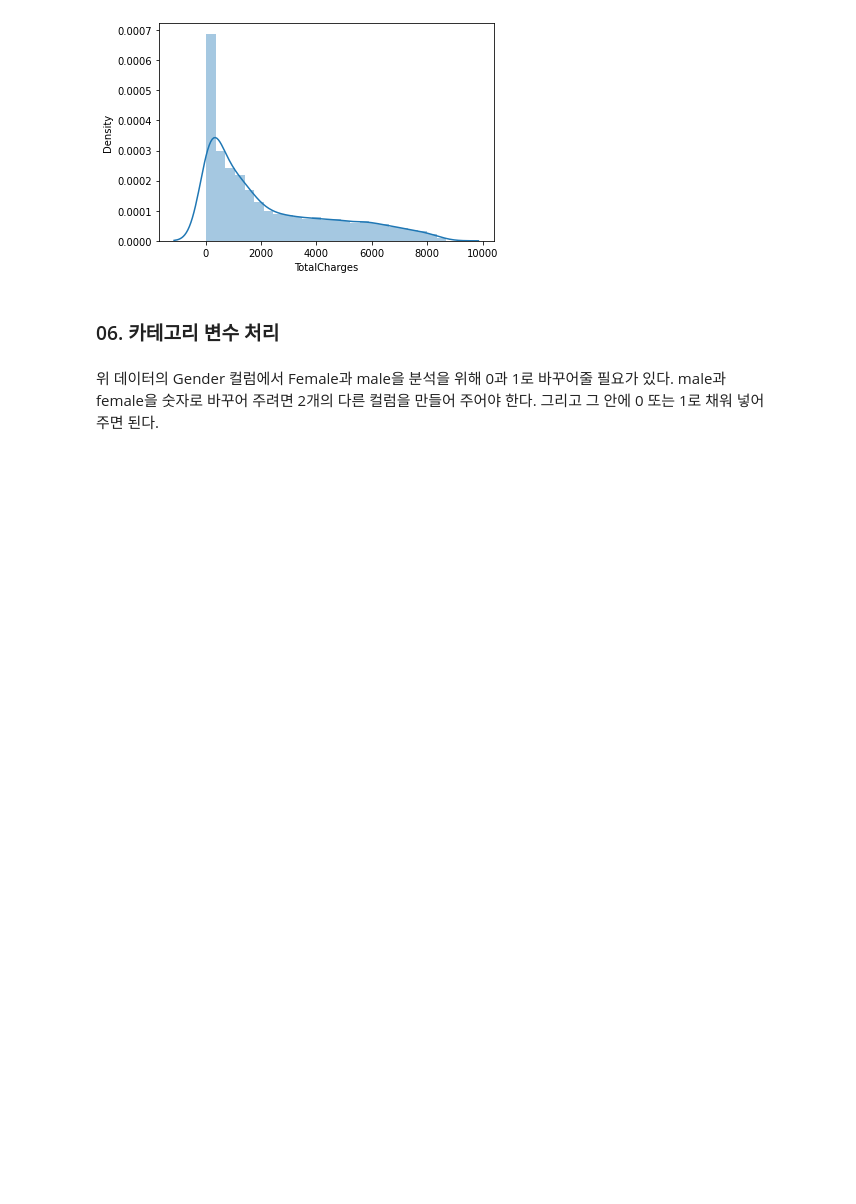
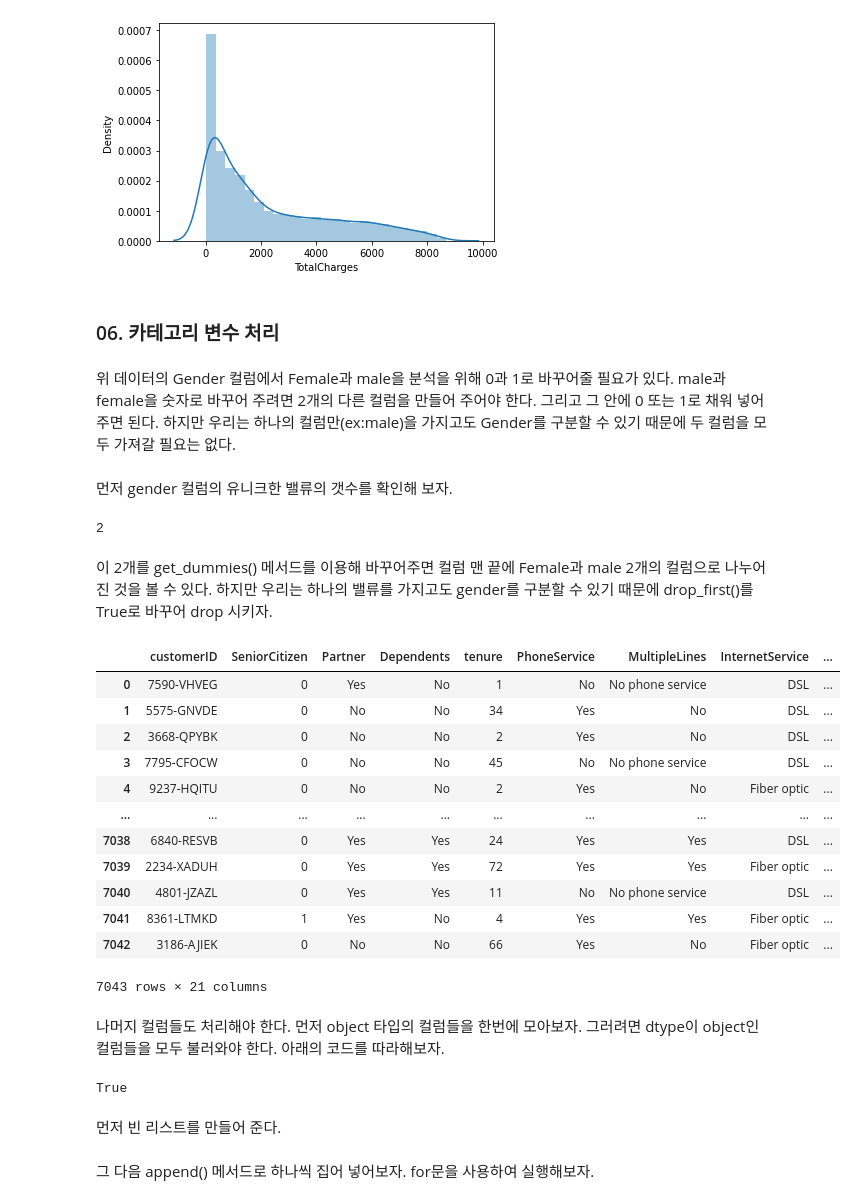
Before and after one commit to jaeyoon89/fastcampus_study, a Jupyter notebook: ch.04_customer_Churn_Forecast_KNN.ipynb, the cells around one changed output. Drawn from its saved outputs; the diff is of its cells as text; code cells hidden in the pictures; blank space fills up the shorter version.

Commit message:
ch.04_customer_Churn_Forecast_KNN

```diff
--- a/ch.04_customer_Churn_Forecast_KNN.ipynb
+++ b/ch.04_customer_Churn_Forecast_KNN.ipynb
@@ -351,4 +351,36 @@ sns.distplot(data['TotalCharges'])
 # %% [markdown]
 ### 06. 카테고리 변수 처리
 # %% [markdown]
-위 데이터의 Gender 컬럼에서 Female과 male을 분석을 위해 0과 1로 바꾸어줄 필요가 있다. male과 female을 숫자로 바꾸어 주려면 2개의 다른 컬럼을 만들어 주어야 한다. 그리고 그 안에 0 또는 1로 채워 넣어주면 된다.
+위 데이터의 Gender 컬럼에서 Female과 male을 분석을 위해 0과 1로 바꾸어줄 필요가 있다. male과 female을 숫자로 바꾸어 주려면 2개의 다른 컬럼을 만들어 주어야 한다. 그리고 그 안에 0 또는 1로 채워 넣어주면 된다. 하지만 우리는 하나의 컬럼만(ex:male)을 가지고도 Gender를 구분할 수 있기 때문에 두 컬럼을 모두 가져갈 필요는 없다.
+# %% [markdown]
+먼저 gender 컬럼의 유니크한 밸류의 갯수를 확인해 보자.
+# %%
+data['gender'].nunique()
+# %% [output]
+2
+# %% [markdown]
+이 2개를 get_dummies() 메서드를 이용해 바꾸어주면 컬럼 맨 끝에 Female과 male 2개의 컬럼으로 나누어진 것을 볼 수 있다. 하지만 우리는 하나의 밸류를 가지고도 gender를 구분할 수 있기 때문에 drop_first()를 True로 바꾸어 drop 시키자.
+# %%
+pd.get_dummies(data, columns=['gender'], drop_first = True)
+# %% [output]
+|  | customerID | SeniorCitizen | Partner | Dependents | tenure | PhoneService | MultipleLines | InternetService | ... |
+| 0 | 7590-VHVEG | 0 | Yes | No | 1 | No | No phone service | DSL | ... |
+| 1 | 5575-GNVDE | 0 | No | No | 34 | Yes | No | DSL | ... |
+| 2 | 3668-QPYBK | 0 | No | No | 2 | Yes | No | DSL | ... |
+| 3 | 7795-CFOCW | 0 | No | No | 45 | No | No phone service | DSL | ... |
+| 4 | 9237-HQITU | 0 | No | No | 2 | Yes | No | Fiber optic | ... |
+| ... | ... | ... | ... | ... | ... | ... | ... | ... | ... |
+| 7038 | 6840-RESVB | 0 | Yes | Yes | 24 | Yes | Yes | DSL | ... |
+| 7039 | 2234-XADUH | 0 | Yes | Yes | 72 | Yes | Yes | Fiber optic | ... |
+| 7040 | 4801-JZAZL | 0 | Yes | Yes | 11 | No | No phone service | DSL | ... |
+| 7041 | 8361-LTMKD | 1 | Yes | No | 4 | Yes | Yes | Fiber optic | ... |
+| 7042 | 3186-AJIEK | 0 | No | No | 66 | Yes | No | Fiber optic | ... |
+7043 rows × 21 columns
+# %% [markdown]
+나머지 컬럼들도 처리해야 한다. 먼저 object 타입의 컬럼들을 한번에 모아보자. 그러려면 dtype이 object인 컬럼들을 모두 불러와야 한다. 아래의 코드를 따라해보자.
+# %%
+data['gender'].dtype == 'O'
+# %% [output]
+True
+# %% [markdown]
+먼저 빈 리스트를 만들어 준다.
@@ -354,0 +389,2 @@ sns.distplot(data['TotalCharges'])
+# %% [markdown]
+그 다음 append() 메서드로 하나씩 집어 넣어보자. for문을 사용하여 실행해보자.
```
Also changed, not shown: parts of 96 cells of this notebook.
